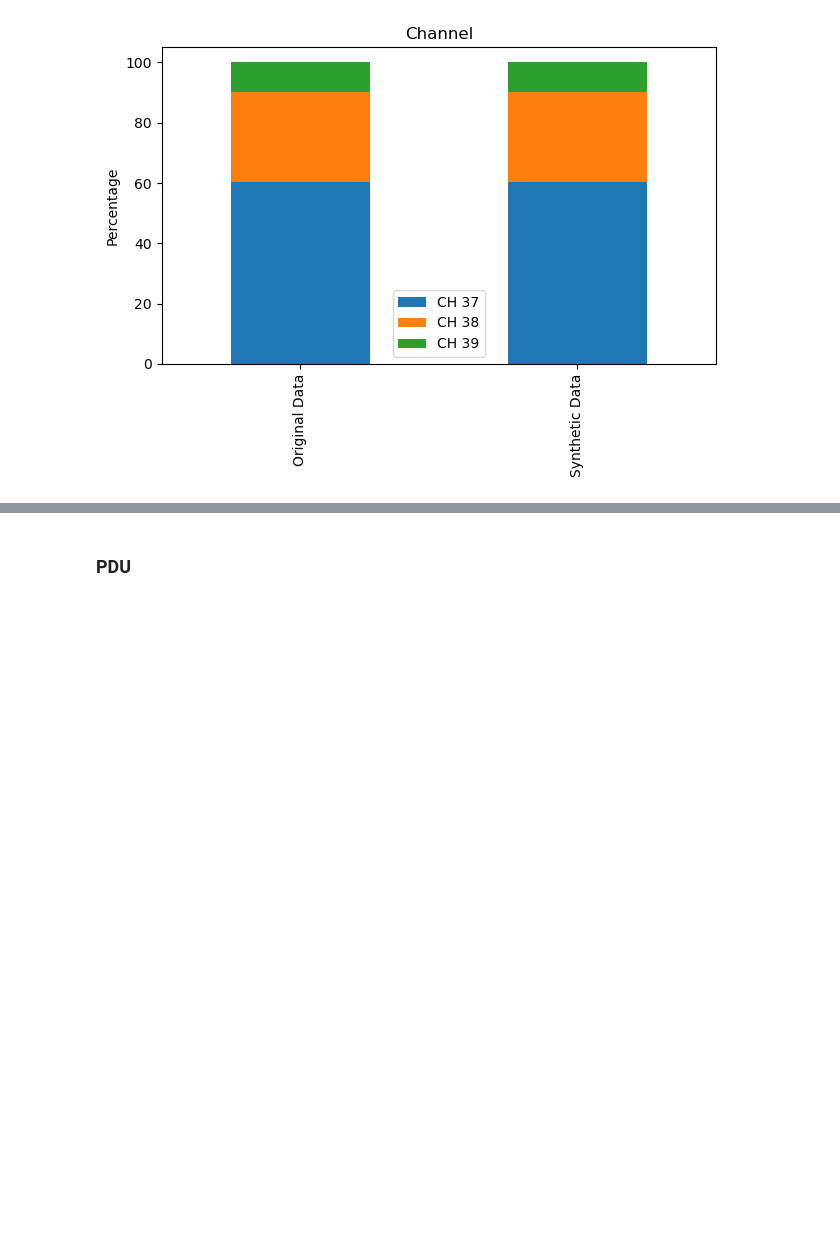
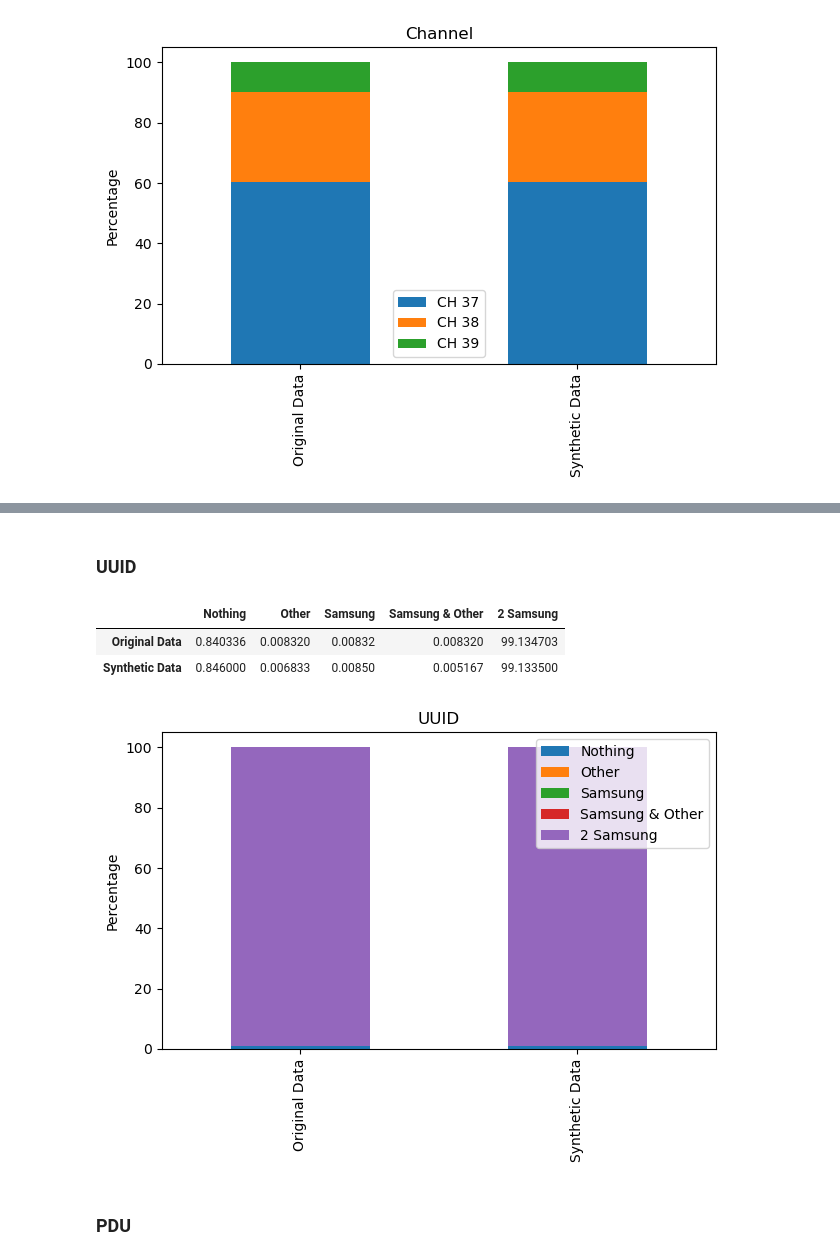
Before and after one commit to keyyke/master_thesis, a Jupyter notebook: markov_model/analysing_data_structure.ipynb, the cells around one changed output, grey strips where cells are left out. Cells and saved outputs as stored; diff of their text form; code cells hidden in the pictures; blank space fills up the shorter version.

```diff
--- a/markov_model/analysing_data_structure.ipynb
+++ b/markov_model/analysing_data_structure.ipynb
@@ -90,2 +215,46 @@ plt.show()
+# %% [markdown]
+### UUID
+# %%
+# Calculate the count of each combination of 'UUID Samsung' and 'UUID Other' in original_data
+original_uuid_counts = original_data.groupby(['UUID Samsung', 'UUID Other']).size().reset_index(name='Count')
+original_uuid_counts['Percentage'] = (original_uuid_counts['Count'] / original_uuid_counts['Count'].sum()) * 100
+
+# Calculate the count of each combination of 'UUID Samsung' and 'UUID Other' in synthetic_data
+synthetic_uuid_counts = synthetic_data.groupby(['UUID Samsung', 'UUID Other']).size().reset_index(name='Count')
+synthetic_uuid_counts['Percentage'] = (synthetic_uuid_counts['Count'] / synthetic_uuid_counts['Count'].sum()) * 100
+
+# Update row names
+row_names = ['Nothing', 'Other', 'Samsung', 'Samsung & Other', '2 Samsung']
+original_uuid_counts.index = row_names
+synthetic_uuid_counts.index = row_names
+
+uuid_percentage_original = original_uuid_counts['Percentage']
+uuid_percentage_synthetic = synthetic_uuid_counts['Percentage']
+
+uuid_percentage_df = pd.DataFrame({
+    'Original Data': uuid_percentage_original,
+    'Synthetic Data': uuid_percentage_synthetic
+})
+
+uuid_percentage_df = uuid_percentage_df.T
+
+uuid_percentage_df
+# %% [output]
+|  | Nothing | Other | Samsung | Samsung & Other | 2 Samsung |
+| Original Data | 0.840336 | 0.008320 | 0.00832 | 0.008320 | 99.134703 |
+| Synthetic Data | 0.846000 | 0.006833 | 0.00850 | 0.005167 | 99.133500 |
+# %%
+# Normalize the percentages to make the stacked bar chart height 100% for each dataset
+uuid_percentage_df_normalized = uuid_percentage_df.div(uuid_percentage_df.sum(axis=1), axis=0) * 100
+
+# Plot the normalized stacked bar chart
+uuid_percentage_df_normalized.plot(kind='bar', stacked=True)
+plt.title('UUID')
+plt.ylabel('Percentage')
+plt.tight_layout()
+plt.savefig(f"{plot_path}/uuid.png")
+plt.show()
+# %% [output]
+[figure, added]
 # %% [markdown]
 ### PDU
```
Also changed, not shown: parts of 15 cells of this notebook.
